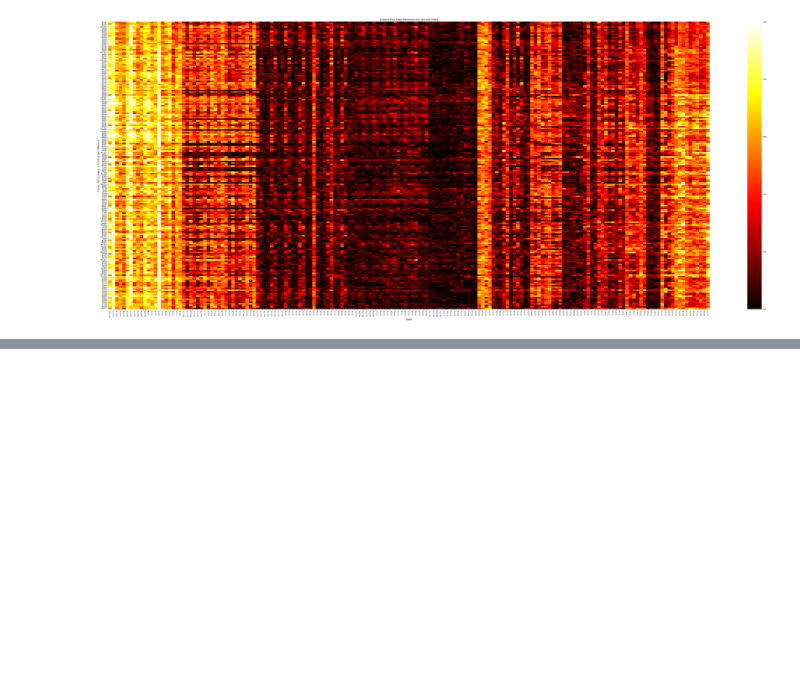
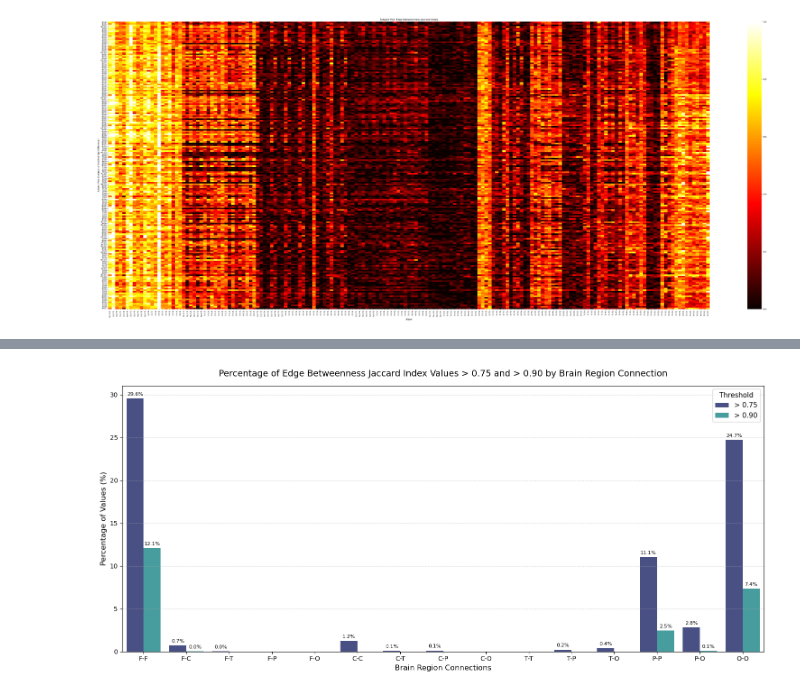
Before and after one commit to AlooKaLaddoo/HonoursM26, a Jupyter notebook: weighted/correlationEdgeBetweennessJaccard.ipynb, the cells around one changed output, grey strips where cells are left out. Cells and saved outputs as stored; diff of their text form; code cells hidden in the pictures; blank space fills up the shorter version.

Commit message:
added binary network jaccard analysis

```diff
--- a/correlationEdgeBetweennessJaccard.ipynb
+++ b/weighted/correlationEdgeBetweennessJaccard.ipynb
@@ -300,0 +305,79 @@ plt.show()
+# %%
+import pandas as pd
+import numpy as np
+import seaborn as sns
+import matplotlib.pyplot as plt
+
+# 1. Define region order and canonical mapping
+region_order = {'F': 0, 'C': 1, 'T': 2, 'P': 3, 'O': 4}
+
+def get_region_pair(edge):
+    u, v = edge.split('-')
+    r1, r2 = u[0], v[0]
+    if region_order.get(r1, 99) <= region_order.get(r2, 99):
+        return f"{r1}-{r2}"
+    else:
+        return f"{r2}-{r1}"
+
+# 2. Map every edge in edge_labels to its canonical region pair
+region_groups = ['F-F', 'F-C', 'F-T', 'F-P', 'F-O',
+                 'C-C', 'C-T', 'C-P', 'C-O',
+                 'T-T', 'T-P', 'T-O',
+                 'P-P', 'P-O',
+                 'O-O']
+
+region_values = {cat: [] for cat in region_groups}
+
+for idx, edge in enumerate(edge_labels):
+    cat = get_region_pair(edge)
+    if cat in region_values:
+        col_vals = heatmap_data[:, idx]
+        region_values[cat].extend(col_vals)
+
+# 3. Calculate percentages > 0.75 and > 0.90
+stats_data = []
+
+print(f"{'Connection':<12} | {'Total Values':<14} | {'% > 0.75':<10} | {'% > 0.90':<10}")
+print("-" * 56)
+
+for cat in region_groups:
+    vals = np.array(region_values[cat])
+    total = len(vals)
+    if total > 0:
+        pct_75 = (np.sum(vals > 0.75) / total) * 100.0
+        pct_90 = (np.sum(vals > 0.90) / total) * 100.0
+    else:
+        pct_75, pct_90 = 0.0, 0.0
+
+    val_str = f"{total:,}"
+    print(f"{cat:<12} | {val_str:<14} | {pct_75:<10.2f} | {pct_90:<10.2f}")
+
+    stats_data.append({'Region Pair': cat, 'Threshold': '> 0.75', 'Percentage': pct_75})
+    stats_data.append({'Region Pair': cat, 'Threshold': '> 0.90', 'Percentage': pct_90})
+
+df_stats = pd.DataFrame(stats_data)
+
+# 4. Plot the grouped bar chart
+plt.figure(figsize=(15, 7))
+ax = sns.barplot(data=df_stats, x='Region Pair', y='Percentage', hue='Threshold', palette='mako')
+
+plt.title('Percentage of Edge Betweenness Jaccard Index Values > 0.75 and > 0.90 by Brain Region Connection', fontsize=14, pad=15)
+plt.xlabel('Brain Region Connections', fontsize=12)
+plt.ylabel('Percentage of Values (%)', fontsize=12)
+plt.grid(axis='y', linestyle='--', alpha=0.5)
+
+# Add value labels above the bars for clear readability
+for p in ax.patches:
+    height = p.get_height()
+    if height > 0:
+        ax.annotate(f"{height:.1f}%",
+                    (p.get_x() + p.get_width() / 2., height),
+                    ha='center', va='bottom',
+                    xytext=(0, 3),
+                    textcoords='offset points',
+                    fontsize=8, rotation=0)
+
+plt.legend(title='Threshold', fontsize=11, title_fontsize=11)
+plt.tight_layout()
+plt.show()
+# %% [output]
@@ -300,0 +401 @@ plt.show()
+[figure, added]
```
Also changed, not shown: parts of 3 cells of this notebook, 19 other files.
